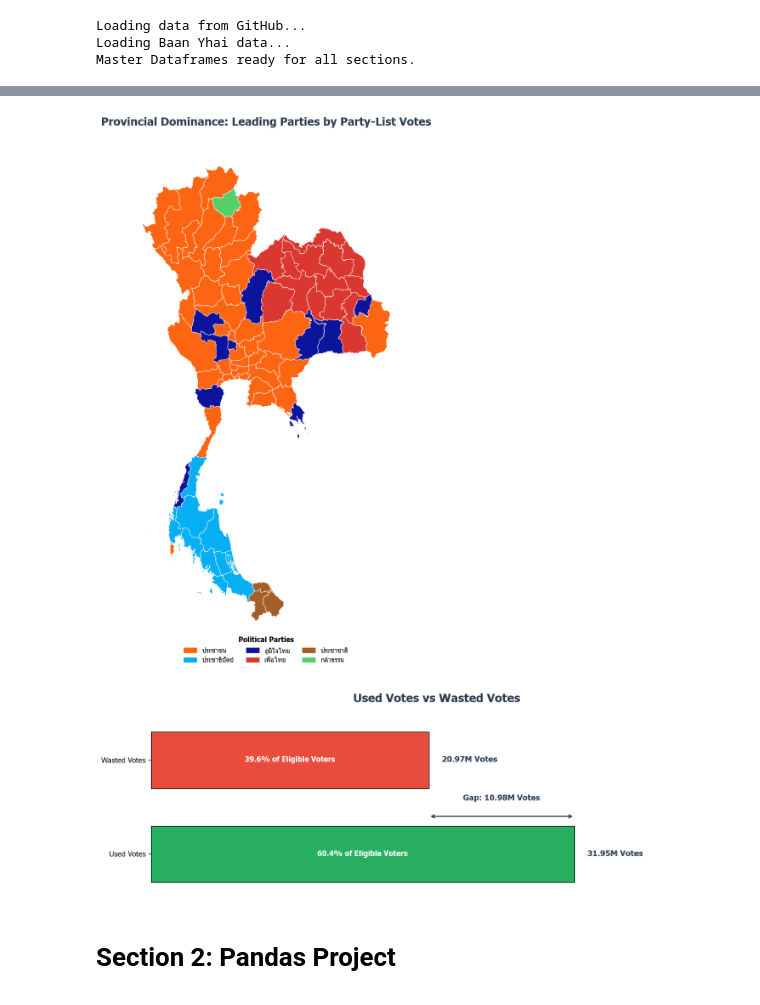
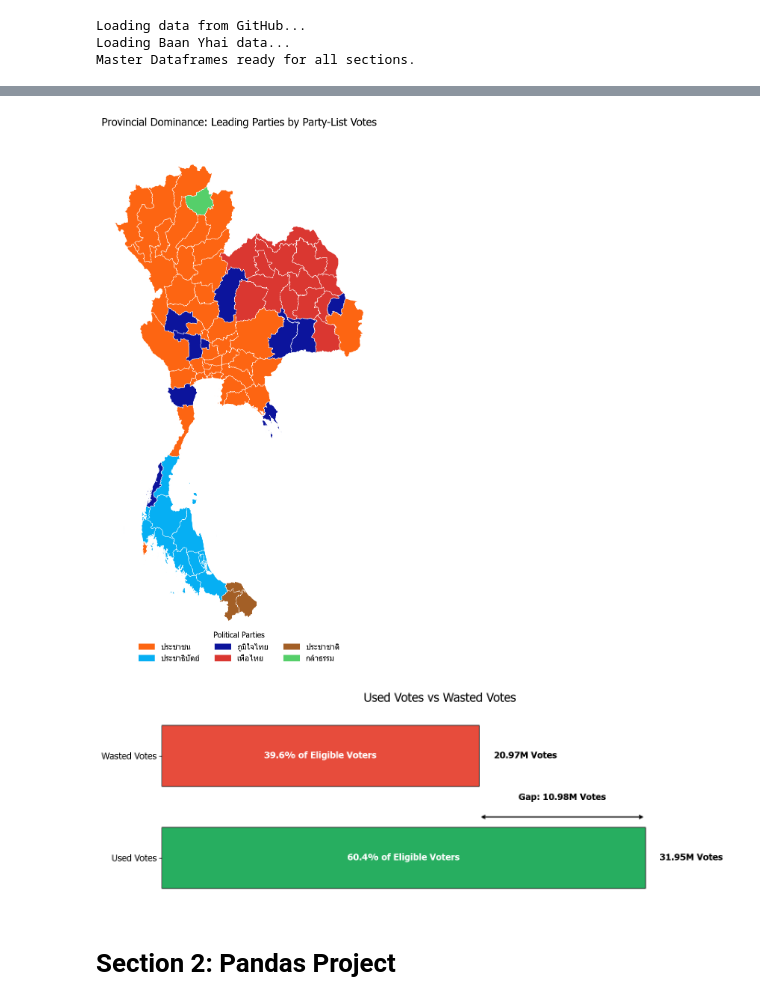
Before and after one commit to Gorszet/DADS5001_Election_2569, a Jupyter notebook: election_analysis69.ipynb, the cells around one changed output, grey strips where cells are left out. Cells and saved outputs as stored; diff of their text form; code cells hidden in the pictures.

```diff
--- a/election_analysis69.ipynb
+++ b/election_analysis69.ipynb
@@ -675,39 +690,39 @@ prov_mapping = {
     'Tak': 'ตาก', 'Trang': 'ตรัง', 'Trat': 'ตราด',
     'Ubon Ratchathani': 'อุบลราชธานี', 'Udon Thani': 'อุดรธานี', 'Uthai Thani': 'อุทัยธานี',
     'Uttaradit': 'อุตรดิตถ์', 'Yala': 'ยะลา', 'Yasothon': 'ยโสธร'
 }
 
 possible_cols = ['name', 'NAME_1', 'provinces', 'PROV_NAMT', 'th_name']
 map_join_col = next((col for col in possible_cols if col in th_map.columns), th_map.columns[0])
 th_map['clean_map_province'] = th_map[map_join_col].apply(lambda x: prov_mapping.get(x.strip(), x.strip()))
 
 merged_map = th_map.merge(df_prov_winner, left_on='clean_map_province', right_on='province', how='left')
 
-plt.rcParams['figure.dpi'] = 120
+plt.rcParams['figure.dpi'] = 150
 plt.rcParams['font.family'] = 'Tahoma'
 
-fig, ax = plt.subplots(1, 1, figsize=(8, 11), facecolor='#ffffff')
+fig, ax = plt.subplots(1, 1, figsize=(8, 10), facecolor='#ffffff')
 merged_map.plot(color=merged_map['color'].fillna('#f0f3f4'), edgecolor='white', linewidth=0.5, ax=ax)
 plt.title("Provincial Dominance: Leading Parties by Party-List Votes",
-          fontsize=14, fontweight='bold', pad=25, color='#2c3e50', x=0.5, loc='center')
+          fontsize=14, pad=20, x=0.5, loc='center')
 
 ax.axis('off')
 
 winning_parties = df_prov_winner.sort_values('party_list_vote', ascending=False)['party_name'].unique()
 legend_patches = [mpatches.Patch(color=party_colors.get(p, '#bdc3c7'), label=p) for p in winning_parties]
 
 ax.legend(handles=legend_patches, loc='lower center',
           bbox_to_anchor=(0.5, -0.05),
           ncol=3,
           title='Political Parties',
-          title_fontproperties={'weight':'bold', 'size': 10},
+          title_fontproperties={'size': 10},
           fontsize=10, frameon=False)
 
 plt.tight_layout()
-# plt.savefig('1.7 provincial dominance.png', dpi=120)
+plt.savefig('1.7 provincial dominance.png', dpi=200, bbox_inches='tight', pad_inches=0.2)
 plt.show()
 # %% [output]
-[figure, old version]
+[figure, new version]
 # %%
 # used votes vs wates vote
 valid_total = total_valid
@@ -731,30 +746,31 @@ max_val = max(values)
 for i, bar in enumerate(bars):
     width = bar.get_width()
     ax.text(width + (max_val * 0.03), i, f'{width/1e6:.2f}M Votes',
-            va='center', fontsize=10, fontweight='bold', color='#2c3e50')
+            va='center', fontsize=12, fontweight='bold')
     share = (width / total_eligible) * 100
     ax.text(width/2, i, f'{share:.1f}% of Eligible Voters',
-            ha='center', va='center', color='white', fontweight='bold', fontsize=10)
+            ha='center', va='center', color='white', fontweight='bold', fontsize=12)
 
 ax.annotate('', xy=(ghost_total, 0.4), xytext=(valid_total, 0.4),
-             arrowprops=dict(arrowstyle='<->', color='#2c3e50', lw=1.5))
+             arrowprops=dict(arrowstyle='<->', lw=1.5))
 ax.text((valid_total + ghost_total)/2, 0.55, f'Gap: {gap/1e6:.2f}M Votes',
-         ha='center', va='bottom', fontweight='bold', color='#2c3e50', fontsize=11)
+         ha='center', va='bottom', fontweight='bold', fontsize=12)
 
 plt.title('Used Votes vs Wasted Votes',
-          fontsize=14, fontweight='bold', pad=30, color='#2c3e50', x=0.5, loc='center')
+          fontsize=16, pad=20, x=0.5, loc='center')
 
-ax.set_xlim(0, max_val * 1.35)
+ax.set_xlim(0, max_val * 1.15)
 ax.xaxis.set_visible(False)
 ax.spines[['top', 'right', 'bottom', 'left']].set_visible(False)
+ax.tick_params(axis='y', labelsize=12)
 
 plt.subplots_adjust(left=0.3, right=0.8)
 plt.grid(False)
 plt.tight_layout()
-# plt.savefig('1.8 used votes vs wasted vote.png', dpi=120)
+plt.savefig('1.8 used votes vs wasted vote.png', dpi=200, bbox_inches='tight', pad_inches=0.2)
 plt.show()
 # %% [output]
-[figure, old version]
+[figure, new version]
 # %% [markdown]
 # Section 2: Pandas Project
 # %%
```
Also changed, not shown: parts of 17 cells of this notebook, 19 other files.
